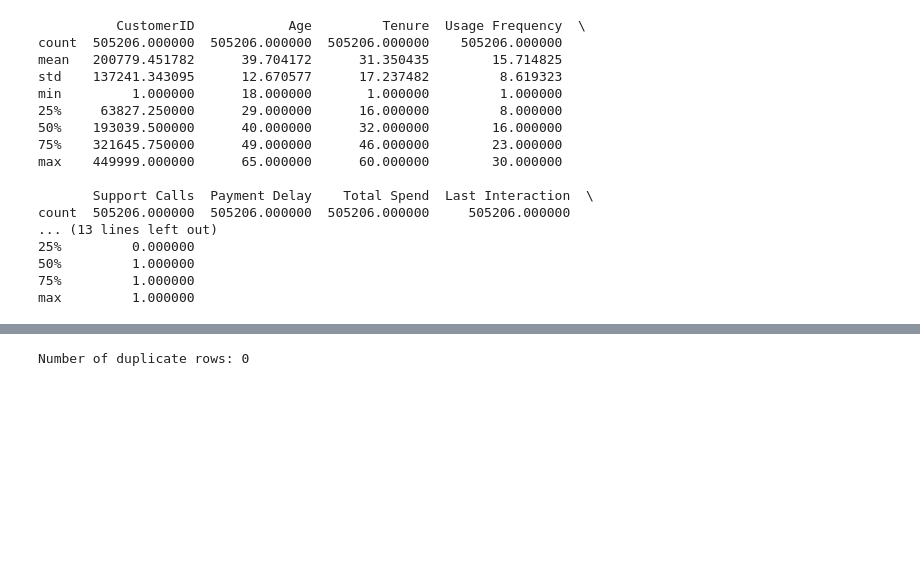
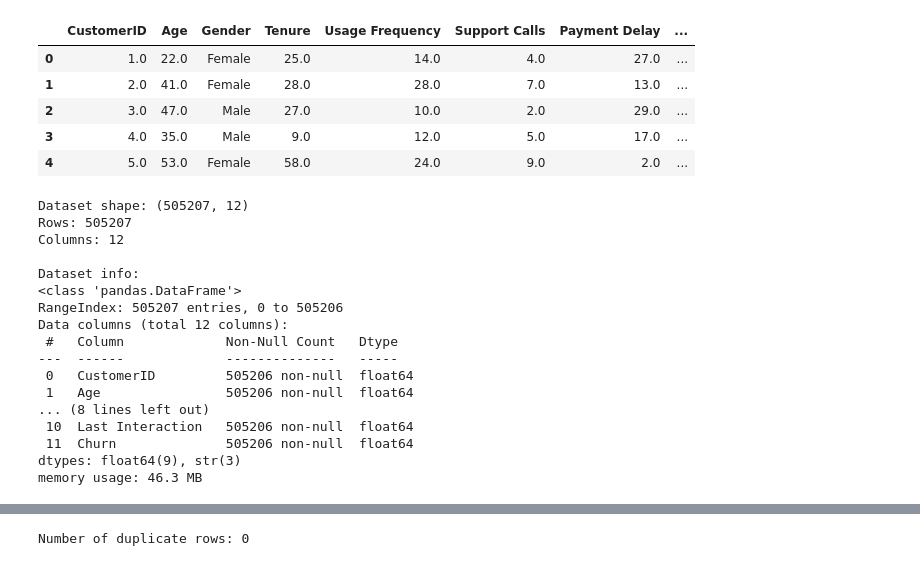
Before and after one commit to lemonmelonn/ODL_Labs, a Jupyter notebook: Assignment/dataexploration.ipynb, the cells around one changed output, grey strips where cells are left out. Saved outputs shown, nothing was run; the diff lists cells and outputs as text; code cells hidden in the pictures; blank space fills up the shorter version.

```diff
--- a/Assignment/dataexploration.ipynb
+++ b/Assignment/dataexploration.ipynb
@@ -54,22 +5,35 @@ memory usage: 46.3 MB
-# %%
-print(df.describe())
-# %% [output]
-          CustomerID            Age         Tenure  Usage Frequency  \
-count  505206.000000  505206.000000  505206.000000    505206.000000
-mean   200779.451782      39.704172      31.350435        15.714825
-std    137241.343095      12.670577      17.237482         8.619323
-min         1.000000      18.000000       1.000000         1.000000
-25%     63827.250000      29.000000      16.000000         8.000000
-50%    193039.500000      40.000000      32.000000        16.000000
-75%    321645.750000      49.000000      46.000000        23.000000
-max    449999.000000      65.000000      60.000000        30.000000
-
-       Support Calls  Payment Delay    Total Spend  Last Interaction  \
-count  505206.000000  505206.000000  505206.000000     505206.000000
-... (13 lines left out)
-25%         0.000000
-50%         1.000000
-75%         1.000000
-max         1.000000
+# %%
+# Display the first few rows of the dataset
+df.head()
+# %% [output]
+|  | CustomerID | Age | Gender | Tenure | Usage Frequency | Support Calls | Payment Delay | ... |
+| 0 | 1.0 | 22.0 | Female | 25.0 | 14.0 | 4.0 | 27.0 | ... |
+| 1 | 2.0 | 41.0 | Female | 28.0 | 28.0 | 7.0 | 13.0 | ... |
+| 2 | 3.0 | 47.0 | Male | 27.0 | 10.0 | 2.0 | 29.0 | ... |
+| 3 | 4.0 | 35.0 | Male | 9.0 | 12.0 | 5.0 | 17.0 | ... |
+| 4 | 5.0 | 53.0 | Female | 58.0 | 24.0 | 9.0 | 2.0 | ... |
+# %%
+# Dataset description
+print(f"Dataset shape: {df.shape}\nRows: {df.shape[0]}\nColumns: {df.shape[1]}\n")
+print("Dataset info:")
+df.info()
+# %% [output]
+Dataset shape: (505207, 12)
+Rows: 505207
+Columns: 12
+
+Dataset info:
+<class 'pandas.DataFrame'>
+RangeIndex: 505207 entries, 0 to 505206
+Data columns (total 12 columns):
+ #   Column             Non-Null Count   Dtype
+---  ------             --------------   -----
+ 0   CustomerID         505206 non-null  float64
+ 1   Age                505206 non-null  float64
+... (8 lines left out)
+ 10  Last Interaction   505206 non-null  float64
+ 11  Churn              505206 non-null  float64
+dtypes: float64(9), str(3)
+memory usage: 46.3 MB
 # %%
 # Checking for missing values
```
Also changed, not shown: parts of 9 cells of this notebook, 1 other file.
